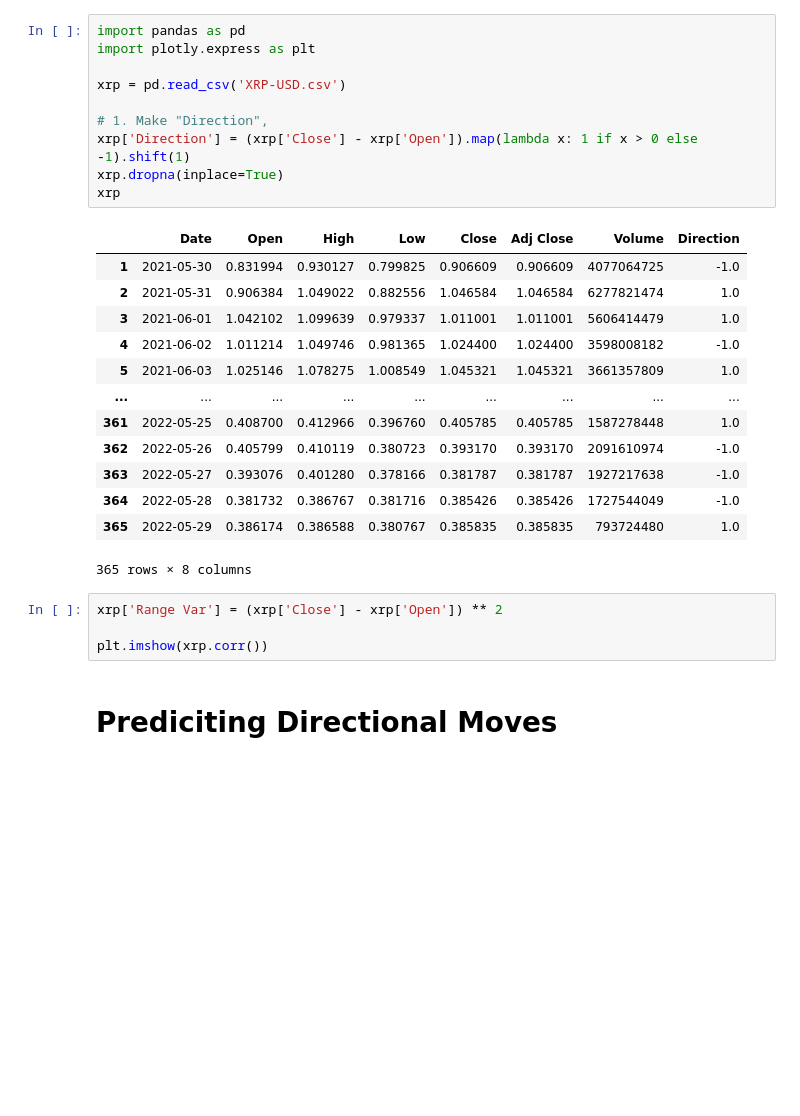
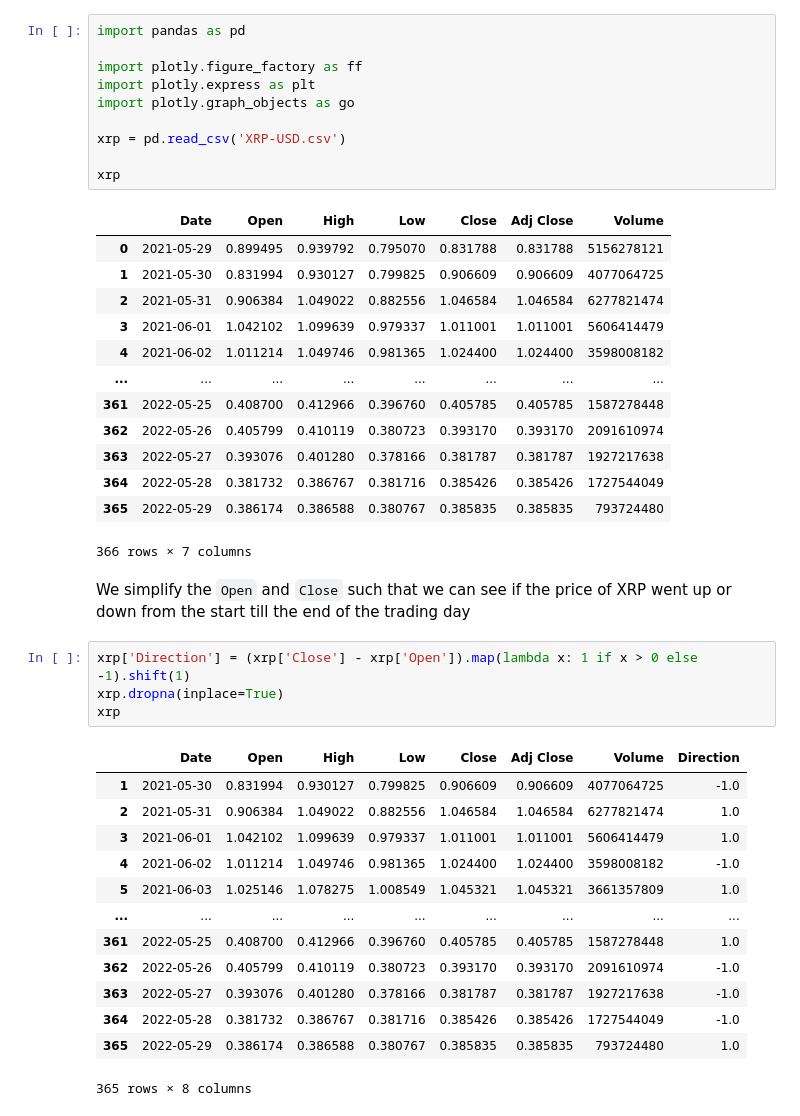
Before and after one commit to shromann/Tyche, a Jupyter notebook: crypto/XRP.ipynb, the cells around one changed output. Cells and saved outputs as stored; diff of their text form; blank space fills up the shorter version.

```diff
--- a/crypto/XRP.ipynb
+++ b/crypto/XRP.ipynb
@@ -1,10 +7,30 @@
+# %%
+import pandas as pd
+
+import plotly.figure_factory as ff
+import plotly.express as plt
+import plotly.graph_objects as go
+
+xrp = pd.read_csv('XRP-USD.csv')
+
+xrp
+# %% [output]
+|  | Date | Open | High | Low | Close | Adj Close | Volume |
+| 0 | 2021-05-29 | 0.899495 | 0.939792 | 0.795070 | 0.831788 | 0.831788 | 5156278121 |
+| 1 | 2021-05-30 | 0.831994 | 0.930127 | 0.799825 | 0.906609 | 0.906609 | 4077064725 |
+| 2 | 2021-05-31 | 0.906384 | 1.049022 | 0.882556 | 1.046584 | 1.046584 | 6277821474 |
+| 3 | 2021-06-01 | 1.042102 | 1.099639 | 0.979337 | 1.011001 | 1.011001 | 5606414479 |
+| 4 | 2021-06-02 | 1.011214 | 1.049746 | 0.981365 | 1.024400 | 1.024400 | 3598008182 |
+| ... | ... | ... | ... | ... | ... | ... | ... |
+| 361 | 2022-05-25 | 0.408700 | 0.412966 | 0.396760 | 0.405785 | 0.405785 | 1587278448 |
+| 362 | 2022-05-26 | 0.405799 | 0.410119 | 0.380723 | 0.393170 | 0.393170 | 2091610974 |
+| 363 | 2022-05-27 | 0.393076 | 0.401280 | 0.378166 | 0.381787 | 0.381787 | 1927217638 |
+| 364 | 2022-05-28 | 0.381732 | 0.386767 | 0.381716 | 0.385426 | 0.385426 | 1727544049 |
+| 365 | 2022-05-29 | 0.386174 | 0.386588 | 0.380767 | 0.385835 | 0.385835 | 793724480 |
+366 rows × 7 columns
+# %% [markdown]
+We simplify the `Open` and `Close` such that we can see if the price of XRP went up or down from the start till the end of the trading day
 # %%
-import pandas as pd
-import plotly.express as plt
-
-xrp = pd.read_csv('XRP-USD.csv')
-
-# 1. Make "Direction",
 xrp['Direction'] = (xrp['Close'] - xrp['Open']).map(lambda x: 1 if x > 0 else -1).shift(1)
 xrp.dropna(inplace=True)
 xrp
@@ -22,9 +48,3 @@ xrp
 | 364 | 2022-05-28 | 0.381732 | 0.386767 | 0.381716 | 0.385426 | 0.385426 | 1727544049 | -1.0 |
 | 365 | 2022-05-29 | 0.386174 | 0.386588 | 0.380767 | 0.385835 | 0.385835 | 793724480 | 1.0 |
 365 rows × 8 columns
-# %%
-xrp['Range Var'] = (xrp['Close'] - xrp['Open']) ** 2
-
-plt.imshow(xrp.corr())
-# %% [markdown]
-# Prediciting Directional Moves
```
Also changed, not shown: parts of 21 cells of this notebook.
